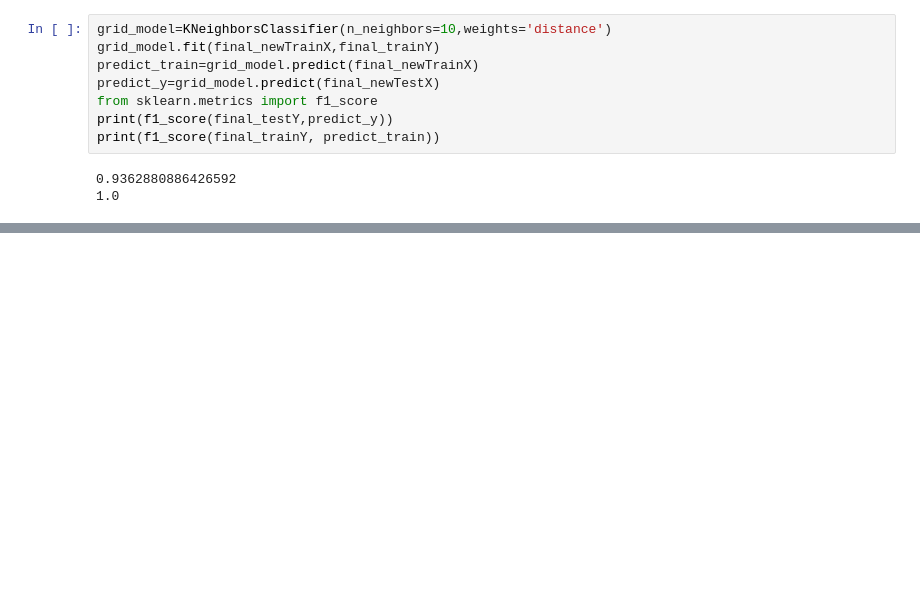
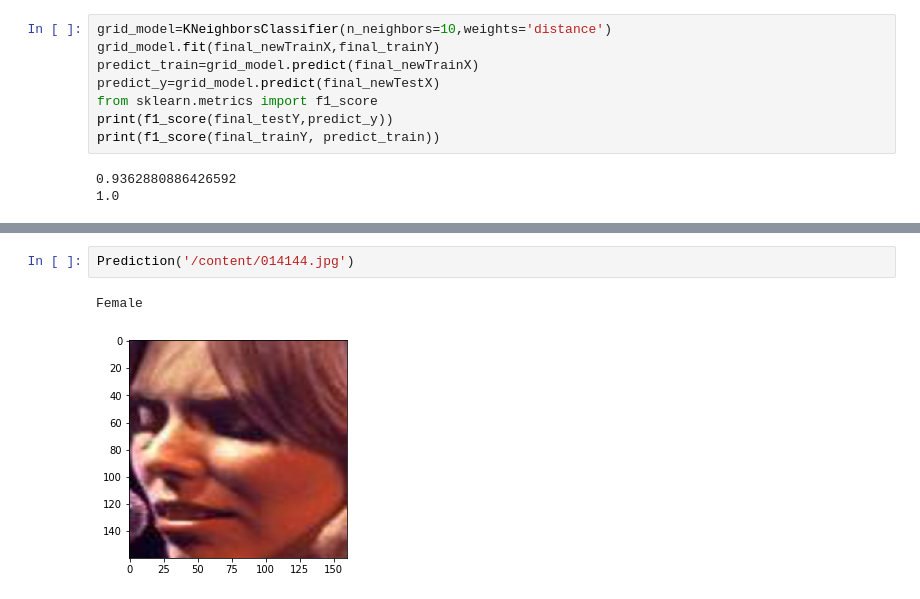
Before and after one commit to lephuocdat2000/-CS114.K21-, a Jupyter notebook: GenderClassification.ipynb, the cells around one changed output, grey strips where cells are left out. Cells and saved outputs as stored; diff of their text form; blank space fills up the shorter version.

```diff
--- a/GenderClassification.ipynb
+++ b/GenderClassification.ipynb
@@ -344,0 +375,5 @@ joblib.dump(grid_model, 'gender_classification.pkl')
+# %%
+Prediction('/content/014144.jpg')
+# %% [output]
+Female
+[figure, added]
```
Also changed, not shown: parts of 15 cells of this notebook.
